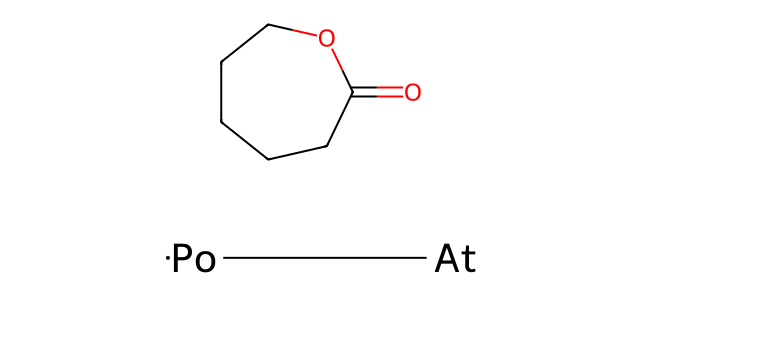
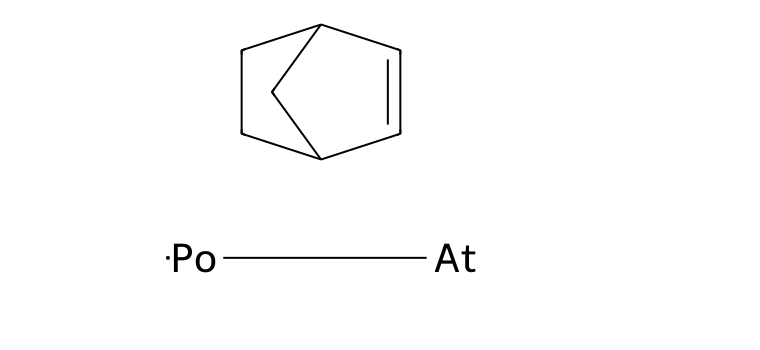
Before and after one commit to skozarekar/thermonomer, a Jupyter notebook: thermonomer/temp_Maya_romp.ipynb, the cells around one changed output. Drawn from its saved outputs; the diff is of its cells as text; code cells hidden in the pictures.

Commit message:
romp

```diff
--- a/thermonomer/temp_Maya_romp.ipynb
+++ b/thermonomer/temp_Maya_romp.ipynb
@@ -4,11 +4,12 @@ import pandas as pd
 from rdkit import Chem
 from rdkit.Chem import rdChemReactions
 # %%
-rop_smiles = "C1CCC(=O)OCC1"
+rop_smiles = "C1=CC2CCC1C2"
+#romp_smiles='CCOC(=O)C(C#N)c1ccc(C(C#N)C(=O)OCC)c2occc12'
 dp0 = Chem.MolFromSmiles(rop_smiles)
 dp0
 # %% [output]
-[figure, old version]
+[figure, new version]
 # %%
 helper = Chem.MolFromSmiles("[Po]-[At]")
 helper
```
Also changed, not shown: parts of 12 cells of this notebook, 1 other file.
